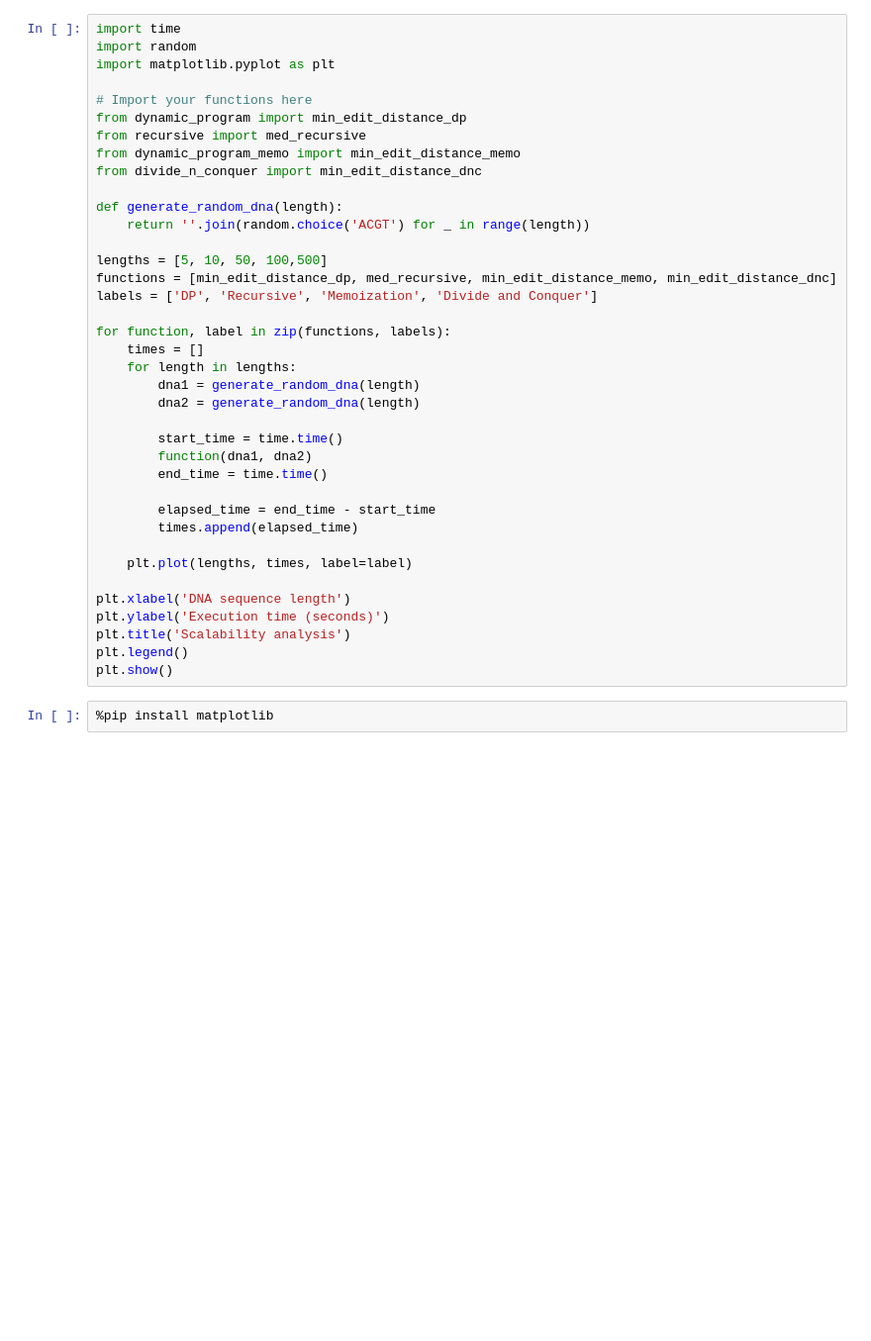
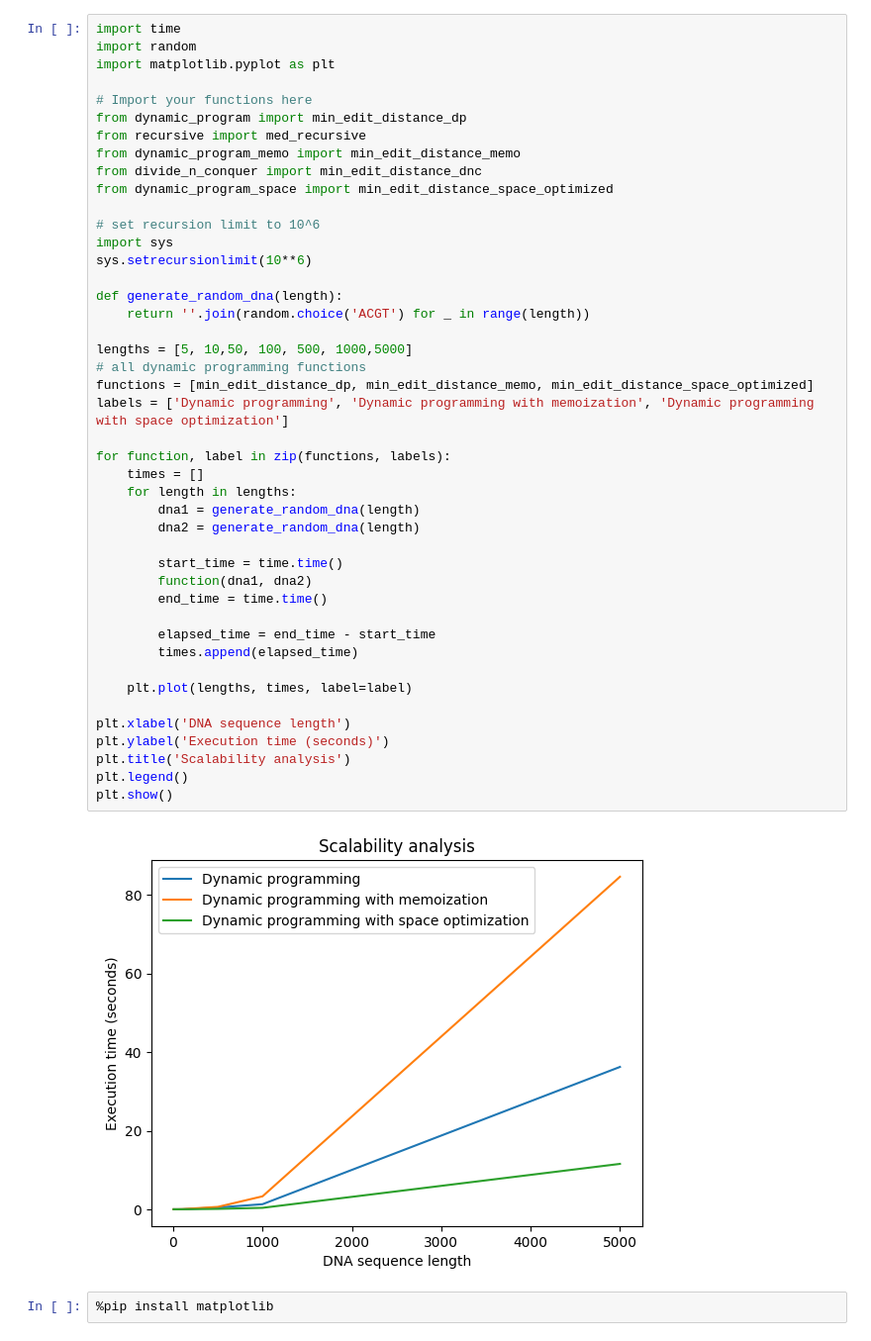
Before and after one commit to as07313/ADA_project, a Jupyter notebook: analysis.ipynb, the cells around one changed output. Shown at 99% size. Drawn from its saved outputs; the diff is of its cells as text; blank space fills up the shorter version.

```diff
--- a/analysis.ipynb
+++ b/analysis.ipynb
@@ -6,35 +6,43 @@ import matplotlib.pyplot as plt
 # Import your functions here
 from dynamic_program import min_edit_distance_dp
 from recursive import med_recursive
 from dynamic_program_memo import min_edit_distance_memo
 from divide_n_conquer import min_edit_distance_dnc
+from dynamic_program_space import min_edit_distance_space_optimized
+
+# set recursion limit to 10^6
+import sys
+sys.setrecursionlimit(10**6)
 
 def generate_random_dna(length):
     return ''.join(random.choice('ACGT') for _ in range(length))
 
-lengths = [5, 10, 50, 100,500]
-functions = [min_edit_distance_dp, med_recursive, min_edit_distance_memo, min_edit_distance_dnc]
-labels = ['DP', 'Recursive', 'Memoization', 'Divide and Conquer']
+lengths = [5, 10,50, 100, 500, 1000,5000]
+# all dynamic programming functions
+functions = [min_edit_distance_dp, min_edit_distance_memo, min_edit_distance_space_optimized]
+labels = ['Dynamic programming', 'Dynamic programming with memoization', 'Dynamic programming with space optimization']
 
 for function, label in zip(functions, labels):
     times = []
     for length in lengths:
         dna1 = generate_random_dna(length)
         dna2 = generate_random_dna(length)
 
         start_time = time.time()
         function(dna1, dna2)
         end_time = time.time()
 
         elapsed_time = end_time - start_time
         times.append(elapsed_time)
 
     plt.plot(lengths, times, label=label)
 
 plt.xlabel('DNA sequence length')
 plt.ylabel('Execution time (seconds)')
 plt.title('Scalability analysis')
 plt.legend()
 plt.show()
+# %% [output]
+[figure, added]
 # %%
 %pip install matplotlib
```
Also changed, not shown: 8 other files.
